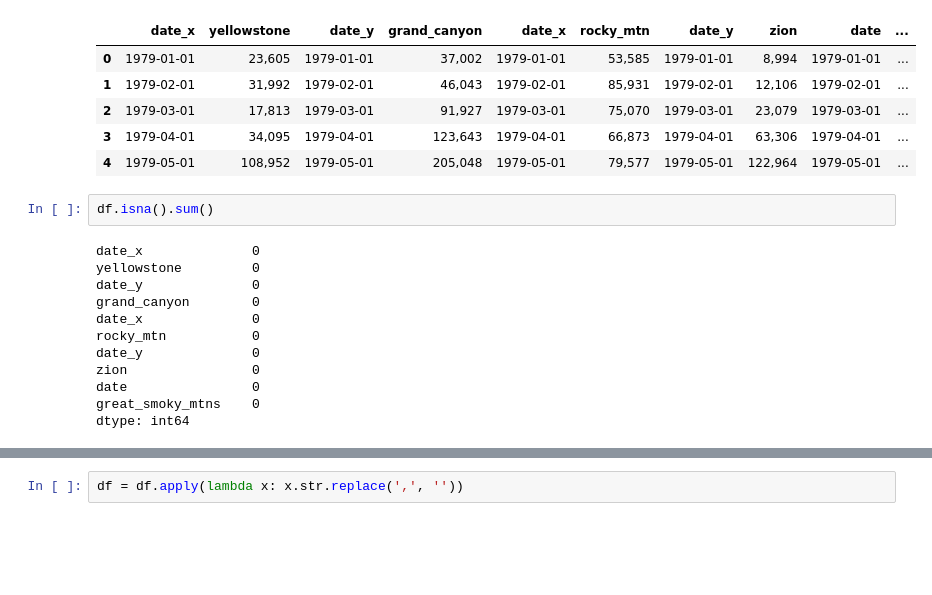
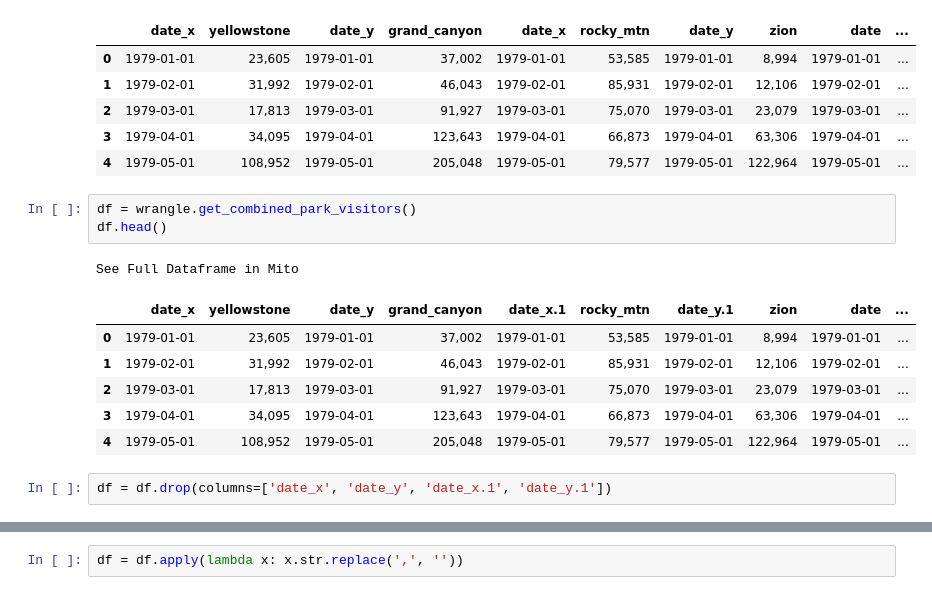
Before and after one commit to fred-lindsey/projects, a Jupyter notebook: TSA_NPS_visitor_prediction/scratch_notebook.ipynb, the cells around one changed output, grey strips where cells are left out. Cells and saved outputs as stored; diff of their text form; blank space fills up the shorter version.

```diff
--- a/TSA_NPS_visitor_prediction/scratch_notebook.ipynb
+++ b/TSA_NPS_visitor_prediction/scratch_notebook.ipynb
@@ -544,18 +545,17 @@ See Full Dataframe in Mito
 | 2 | 1979-03-01 | 17,813 | 1979-03-01 | 91,927 | 1979-03-01 | 75,070 | 1979-03-01 | 23,079 | 1979-03-01 | ... |
 | 3 | 1979-04-01 | 34,095 | 1979-04-01 | 123,643 | 1979-04-01 | 66,873 | 1979-04-01 | 63,306 | 1979-04-01 | ... |
 | 4 | 1979-05-01 | 108,952 | 1979-05-01 | 205,048 | 1979-05-01 | 79,577 | 1979-05-01 | 122,964 | 1979-05-01 | ... |
-# %%
-df.isna().sum()
-# %% [output]
-date_x              0
-yellowstone         0
-date_y              0
-grand_canyon        0
-date_x              0
-rocky_mtn           0
-date_y              0
-zion                0
-date                0
-great_smoky_mtns    0
-dtype: int64
+# %%
+df = wrangle.get_combined_park_visitors()
+df.head()
+# %% [output]
+See Full Dataframe in Mito
+|  | date_x | yellowstone | date_y | grand_canyon | date_x.1 | rocky_mtn | date_y.1 | zion | date | ... |
+| 0 | 1979-01-01 | 23,605 | 1979-01-01 | 37,002 | 1979-01-01 | 53,585 | 1979-01-01 | 8,994 | 1979-01-01 | ... |
+| 1 | 1979-02-01 | 31,992 | 1979-02-01 | 46,043 | 1979-02-01 | 85,931 | 1979-02-01 | 12,106 | 1979-02-01 | ... |
+| 2 | 1979-03-01 | 17,813 | 1979-03-01 | 91,927 | 1979-03-01 | 75,070 | 1979-03-01 | 23,079 | 1979-03-01 | ... |
+| 3 | 1979-04-01 | 34,095 | 1979-04-01 | 123,643 | 1979-04-01 | 66,873 | 1979-04-01 | 63,306 | 1979-04-01 | ... |
+| 4 | 1979-05-01 | 108,952 | 1979-05-01 | 205,048 | 1979-05-01 | 79,577 | 1979-05-01 | 122,964 | 1979-05-01 | ... |
+# %%
+df = df.drop(columns=['date_x', 'date_y', 'date_x.1', 'date_y.1'])
 # %%
```
Also changed, not shown: parts of 21 cells of this notebook, 2 other files.
